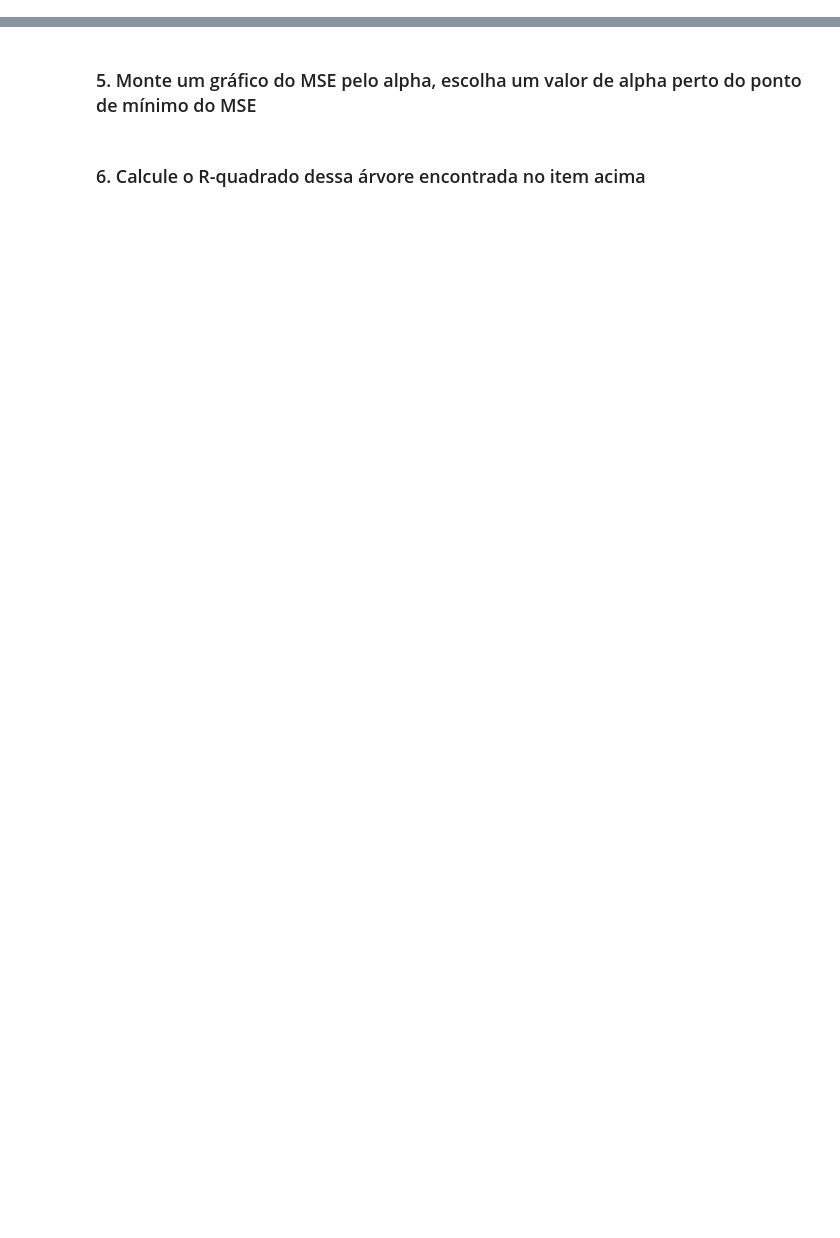
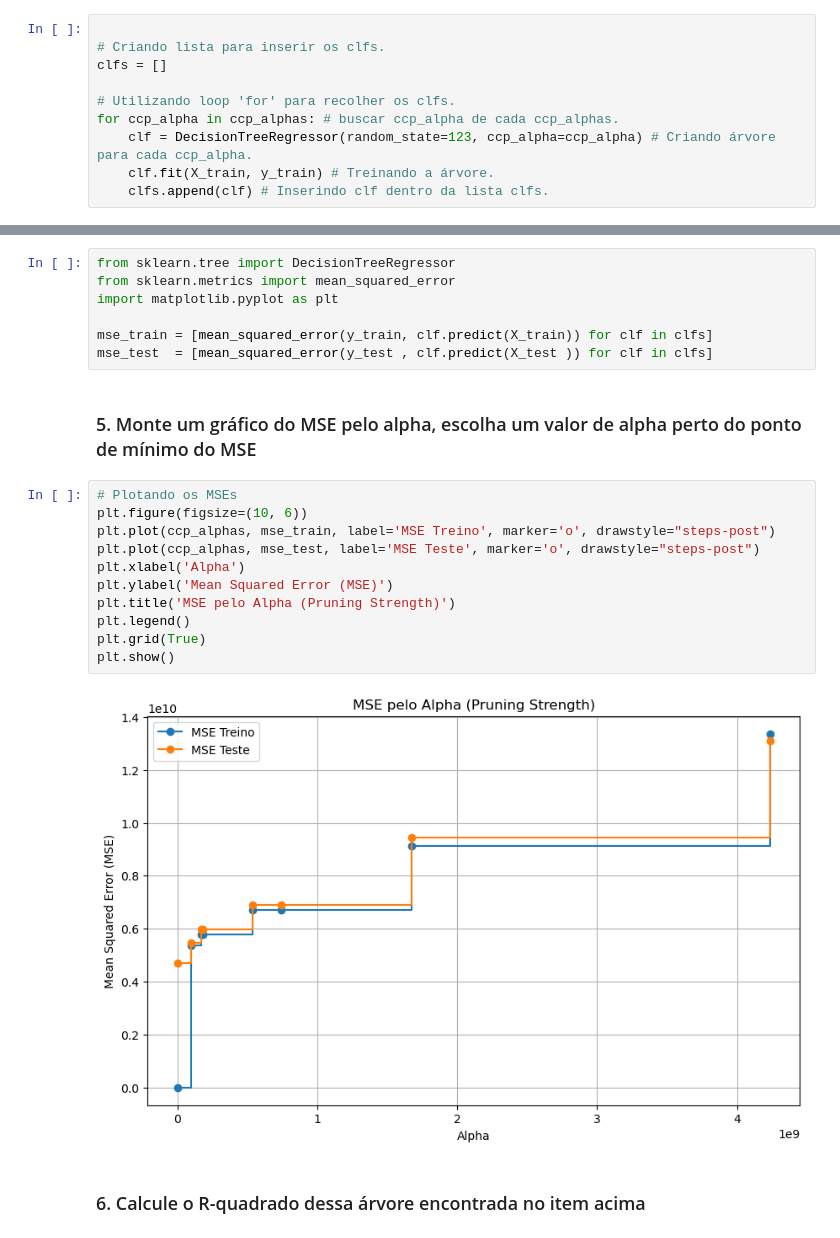
Before and after one commit to RobertoJr37/An-lise-De-Dados, a Jupyter notebook: Profissao_Cientista_de_Dados_M11_assignment02.ipynb, the cells around one changed output, grey strips where cells are left out. Drawn from its saved outputs; the diff is of its cells as text; blank space fills up the shorter version.

```diff
--- a/Profissao_Cientista_de_Dados_M11_assignment02.ipynb
+++ b/Profissao_Cientista_de_Dados_M11_assignment02.ipynb
@@ -132,2 +105,12 @@ KeyboardInterrupt:
+# %%
+
+# Criando lista para inserir os clfs.
+clfs = []
+
+# Utilizando loop 'for' para recolher os clfs.
+for ccp_alpha in ccp_alphas: # buscar ccp_alpha de cada ccp_alphas.
+    clf = DecisionTreeRegressor(random_state=123, ccp_alpha=ccp_alpha) # Criando árvore para cada ccp_alpha.
+    clf.fit(X_train, y_train) # Treinando a árvore.
+    clfs.append(clf) # Inserindo clf dentro da lista clfs.
 # %% [markdown]
 ### 4. Para cada árvore na lista, calcule o MSE da árvore.
@@ -186,4 +117,24 @@ Impurities: [0.00000000e+00 5.04671141e-05 8.07481219e-05 ... 7.45490567e+09
+# %%
+from sklearn.tree import DecisionTreeRegressor
+from sklearn.metrics import mean_squared_error
+import matplotlib.pyplot as plt
+
+mse_train = [mean_squared_error(y_train, clf.predict(X_train)) for clf in clfs]
+mse_test  = [mean_squared_error(y_test , clf.predict(X_test )) for clf in clfs]
 # %% [markdown]
 ### 5. Monte um gráfico do MSE pelo alpha, escolha um valor de alpha perto do ponto de mínimo do MSE
+# %%
+# Plotando os MSEs
+plt.figure(figsize=(10, 6))
+plt.plot(ccp_alphas, mse_train, label='MSE Treino', marker='o', drawstyle="steps-post")
+plt.plot(ccp_alphas, mse_test, label='MSE Teste', marker='o', drawstyle="steps-post")
+plt.xlabel('Alpha')
+plt.ylabel('Mean Squared Error (MSE)')
+plt.title('MSE pelo Alpha (Pruning Strength)')
+plt.legend()
+plt.grid(True)
+plt.show()
+# %% [output]
+[figure, added]
 # %% [markdown]
 ### 6. Calcule o R-quadrado dessa árvore encontrada no item acima
```
Also changed, not shown: parts of 12 cells of this notebook.
